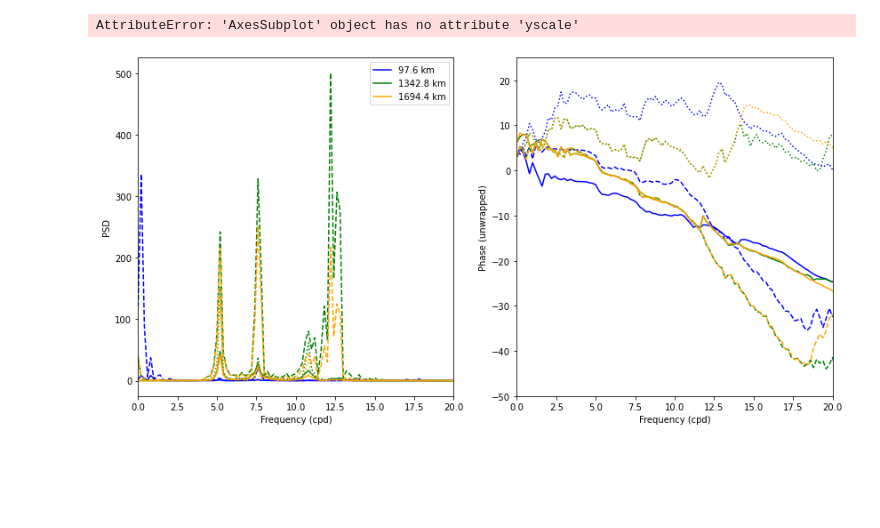
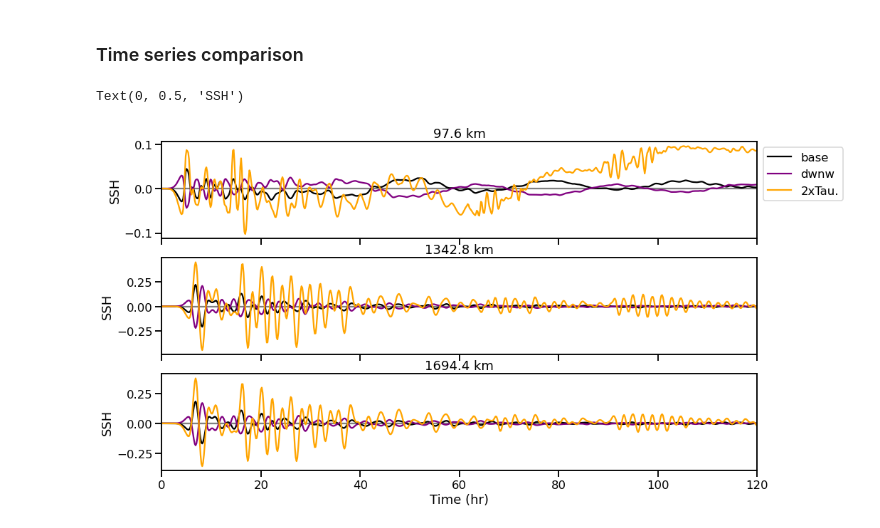
Before and after one commit to anakarinarm/notebooks_SVB, a Jupyter notebook: MITgcm/domain5/spectra_comparison_runs.ipynb, the cells around one changed output. Drawn from its saved outputs; the diff is of its cells as text; code cells hidden in the pictures; blank space fills up the shorter version.

```diff
--- a/MITgcm/domain5/spectra_comparison_runs.ipynb
+++ b/MITgcm/domain5/spectra_comparison_runs.ipynb
@@ -40,24 +49,43 @@ Text(0, 0.5, 'Phase (unwrapped)')
-# %%
-fig, (ax1,ax2) = plt.subplots(1,2,figsize=(14,7), sharex=True)
-
-for kk, col in zip([45, 430, 480],colors):
-    ax1.plot(spec_febTS.Freq, spec_febTS.psd_data[kk,:],color=col, label='%1.1f km' %X[kk])
-    ax2.plot(spec_febTS.Freq, np.unwrap(spec_febTS.phase_data[kk,:]),color=col, label='%1.1f km' %X[kk])
-
-    ax1.plot(spec_baro.Freq, spec_baro.psd_data[kk,:],':',color=col)
-    ax2.plot(spec_baro.Freq, np.unwrap(spec_baro.phase_data[kk,:]),':',color=col )
-
-    ax1.plot(spec_2xTau.Freq, spec_2xTau.psd_data[kk,:],'--',color=col)
-    ax2.plot(spec_2xTau.Freq, np.unwrap(spec_2xTau.phase_data[kk,:]),'--',color=col)
-
-ax1.legend()
-ax1.set_xlim(0,20)
-ax2.set_ylim(-50,25)
-ax1.set_xlabel('Frequency (cpd)')
-ax2.set_xlabel('Frequency (cpd)')
-ax1.set_ylabel('PSD')
-ax2.set_ylabel('Phase (unwrapped)')
-ax1.yscale('log')
-# %% [output]
-AttributeError: 'AxesSubplot' object has no attribute 'yscale'
-[figure, removed]
+# %% [markdown]
+### Time series comparison
+# %%
+ssh_febTS = xr.open_dataset('curtain_SSH_SVB_febTS.nc')
+ssh_febTS_noSVB = xr.open_dataset('curtain_SSH_NoSVB_febTS.nc')
+
+ssh_2xTau = xr.open_dataset('curtain_SSH_SVB_2xTau.nc')
+ssh_2xTau_noSVB = xr.open_dataset('curtain_SSH_NoSVB_2xTau.nc')
+
+ssh_down = xr.open_dataset('curtain_SSH_SVB_downwelling.nc')
+ssh_down_noSVB = xr.open_dataset('curtain_SSH_NoSVB_downwelling.nc')
+# %%
+sns.set_context('talk')
+fig, (ax1, ax2, ax3) = plt.subplots(3,1,figsize=(15,8.5), sharex=True)
+
+colors1=['black','black','black']
+colors2=['orange','orange','orange']
+colors3=['purple','purple','purple']
+
+base = ssh_febTS.curtain_data[:]-ssh_febTS_noSVB.curtain_data[:]
+twoxTau = ssh_2xTau.curtain_data[:]-ssh_2xTau_noSVB.curtain_data[:]
+down = ssh_down.curtain_data[:]-ssh_down_noSVB.curtain_data[:]
+
+ax1.axhline(0, color='0.5')
+ax2.axhline(0, color='0.5')
+ax3.axhline(0, color='0.5')
+
+for kk, col1,col2,col3, ax in zip([45, 430, 480],colors1, colors2, colors3, [ax1,ax2,ax3]):
+    ax.plot(ssh_febTS.T/3600, base[:,kk]*100,color=col1,label='base' )
+    ax.plot(ssh_down.T/3600, down[:,kk]*100,'-',color=col3,label='dwnw')
+    ax.plot(ssh_2xTau.T/3600, twoxTau[:,kk]*100,'-',color=col2, label='2xTau.')
+
+    ax.set_title('%1.1f km' %X[kk])
+
+ax1.legend(ncol=1, bbox_to_anchor=(1,1) )
+ax1.set_xlim(0,24*5)
+ax3.set_xlabel('Time (hr)')
+ax1.set_ylabel('SSH')
+ax2.set_ylabel('SSH')
+ax3.set_ylabel('SSH')
+# %% [output]
+Text(0, 0.5, 'SSH')
+[figure, added]
```
Also changed, not shown: parts of 5 cells of this notebook, 1 other file.
